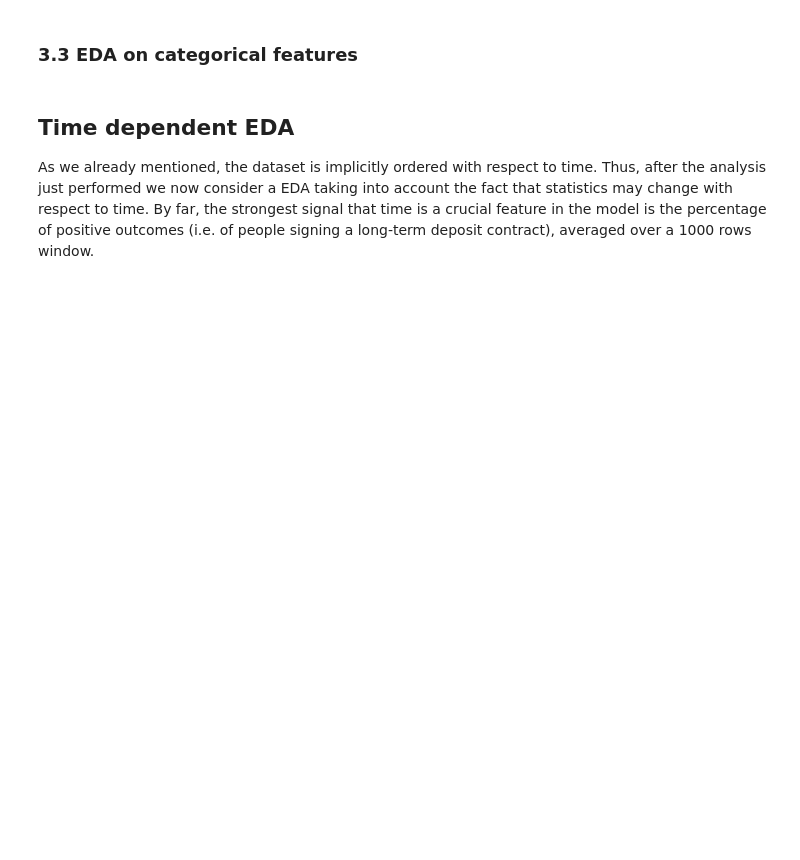
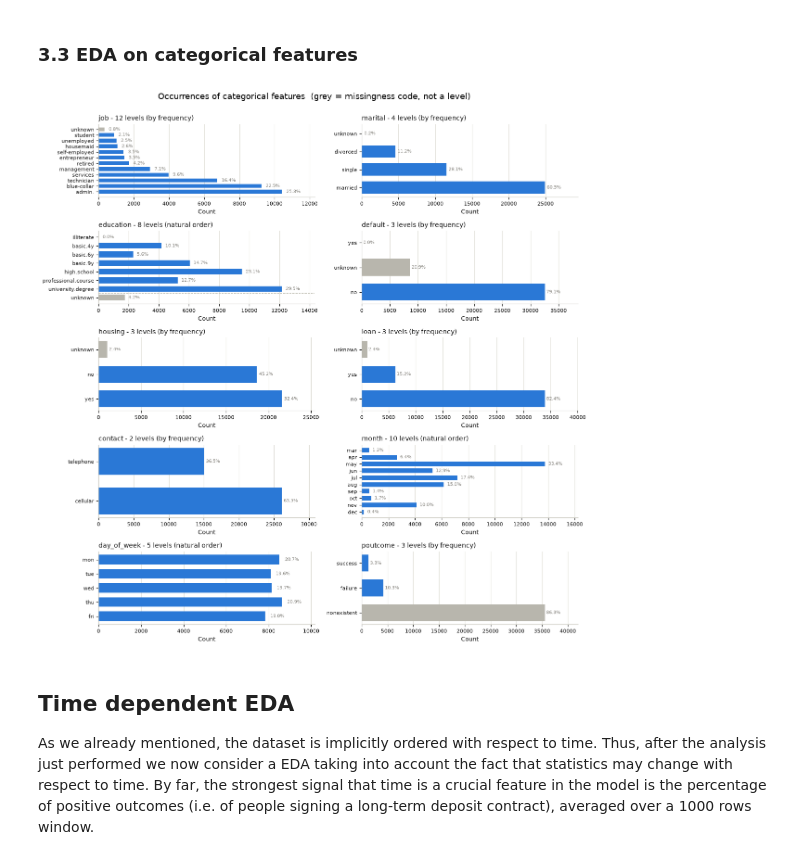
Before and after one commit to tommasocortopassi/bank-telemarketing-prediction, a Jupyter notebook: Bank_Marketing_Project.ipynb, the cells around one changed output. Saved outputs shown, nothing was run; the diff lists cells and outputs as text; code cells hidden in the pictures; blank space fills up the shorter version.

```diff
--- a/Bank_Marketing_Project.ipynb
+++ b/Bank_Marketing_Project.ipynb
@@ -335,7 +351,7 @@ sns.heatmap(df[NUMERICAL].corr(method='pearson', min_periods=1),cmap="YlGnBu",an
 NATURAL_ORDER = {
     "education": ["illiterate", "basic.4y", "basic.6y", "basic.9y",
                   "high.school", "professional.course", "university.degree"],
-    "month": MONTHS,
+    "month": ["jan", "feb", "mar", "apr", "may", "jun", "jul", "aug", "sep", "oct", "nov", "dec"],
     "day_of_week": ["mon", "tue", "wed", "thu", "fri"],
 }
 NOT_A_LEVEL = {"unknown", "nonexistent"}
@@ -364,33 +380,35 @@ for ax, col in zip(axes, CATEGORICAL):
     colors = [MISSING_COLOR if l in NOT_A_LEVEL else BAR_COLOR for l in order]
 
     ax.barh(counts.index.astype(str), counts.values, color=colors, height=0.68, zorder=2)
     for level, n in counts.items():
         ax.text(n + 0.006 * len(df), str(level), f"{100 * n / len(df):.1f}%",
                 va="center", fontsize=7, color=QUANTILE_COLOR)
 
     #Separator between the ordinal scale and the codes that are not on it.
     n_missing = sum(l in NOT_A_LEVEL for l in order)
     if col in NATURAL_ORDER and n_missing:
         ax.axhline(n_missing - 0.5, color=AXIS_COLOR, lw=0.9, ls="--", zorder=1)
 
     ax.set_title(f"{col} - {len(counts)} levels ({note})", fontsize=10, loc="left", color="#0b0b0b")
     ax.set_xlabel("Count", fontsize=9, color="#0b0b0b")
     ax.set_xlim(0, counts.max() * 1.18)
     ax.tick_params(labelsize=8, colors="#0b0b0b")
     ax.grid(axis="x", color=GRID_COLOR, linewidth=0.8, zorder=0)
     ax.set_axisbelow(True)
     for spine in ("top", "right"):
         ax.spines[spine].set_visible(False)
     for spine in ("left", "bottom"):
         ax.spines[spine].set_color(AXIS_COLOR)
 
 for ax in axes[len(CATEGORICAL):]:
     fig.delaxes(ax)
 
 fig.suptitle("Occurrences of categorical features  (grey = missingness code, not a level)",
              fontsize=13, y=1.0)
 fig.tight_layout()
 plt.show()
+# %% [output]
+[figure, added]
 # %% [markdown]
 ## Time dependent EDA
 
```
Also changed, not shown: parts of 30 cells of this notebook.
